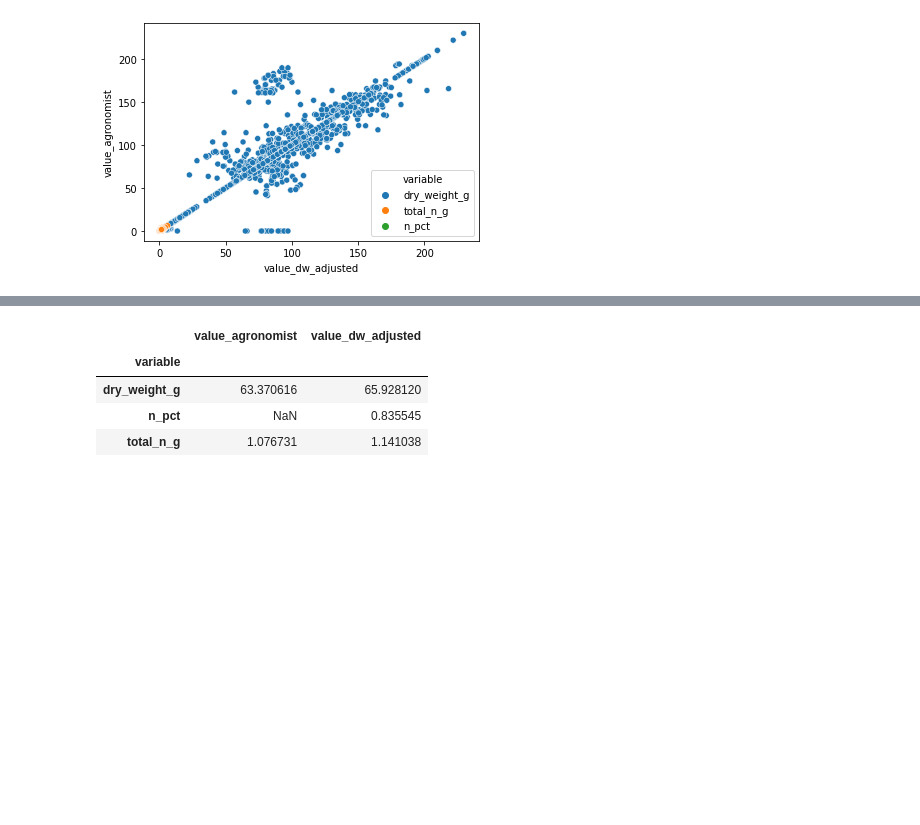
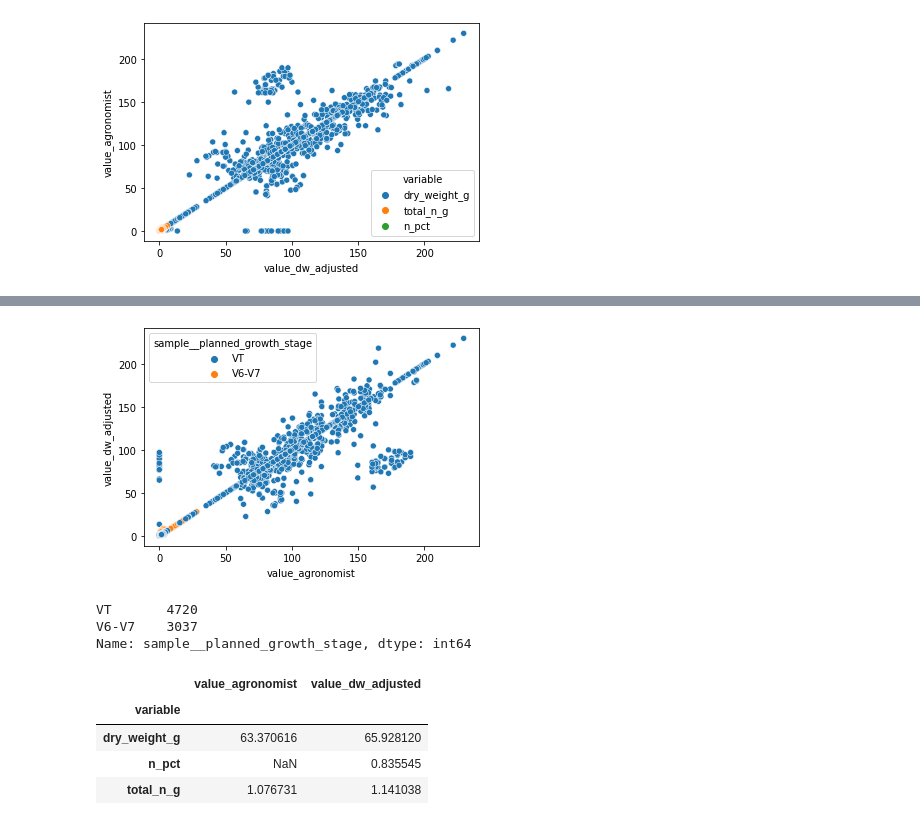
Before and after one commit to katenjoki/pivotbio, a Jupyter notebook: munging.ipynb, the cells around one changed output, grey strips where cells are left out. Drawn from its saved outputs; the diff is of its cells as text; code cells hidden in the pictures; blank space fills up the shorter version.

```diff
--- a/munging.ipynb
+++ b/munging.ipynb
@@ -192,3 +202,14 @@ plt.show()
+# %%
+sns.scatterplot(x='value_agronomist',y='value_dw_adjusted',hue='sample__planned_growth_stage',data=new_df)
+plt.show()
+# %% [output]
+[figure, added]
+# %%
+new_df.sample__planned_growth_stage.value_counts()
+# %% [output]
+VT       4720
+V6-V7    3037
+Name: sample__planned_growth_stage, dtype: int64
 # %%
 var = new_df.groupby('variable').agg({'value_agronomist':'mean','value_dw_adjusted':'mean'})
 var
```
Also changed, not shown: parts of 22 cells of this notebook, 1 other file.
